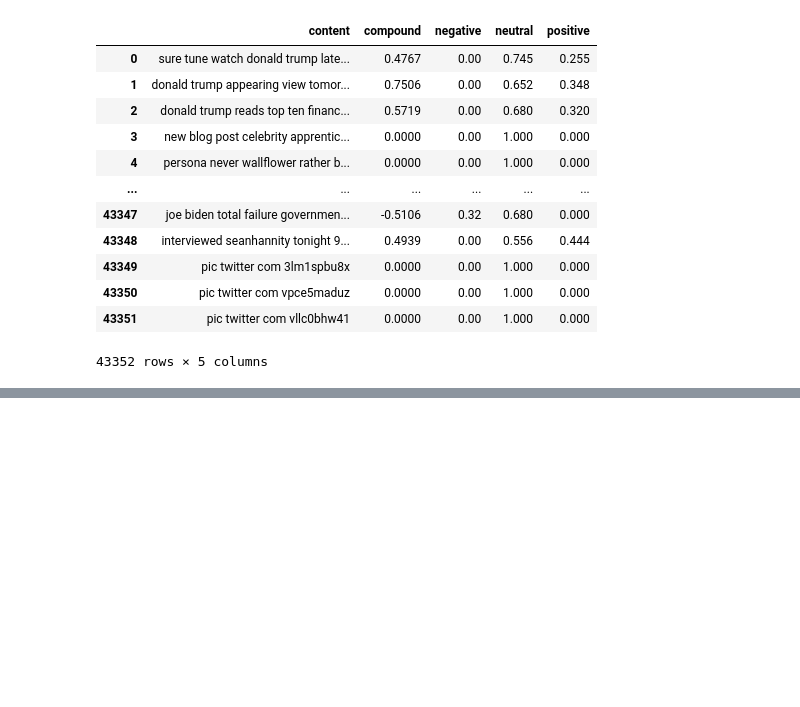
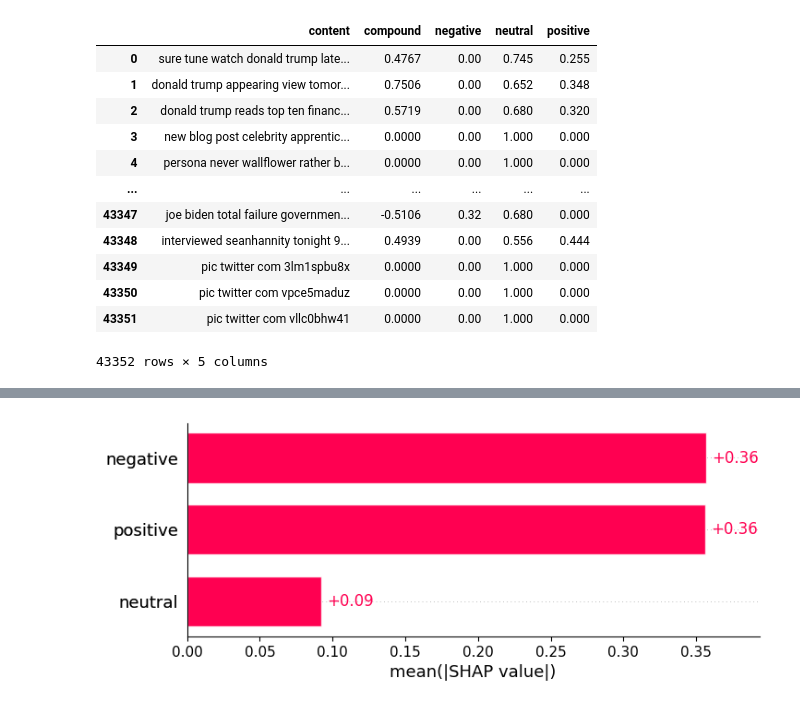
Before and after one commit to KarolKozlowski22/MIO_projekt2024, a Jupyter notebook: modelNLP.ipynb, the cells around one changed output, grey strips where cells are left out. Drawn from its saved outputs; the diff is of its cells as text; code cells hidden in the pictures; blank space fills up the shorter version.

```diff
--- a/modelNLP.ipynb
+++ b/modelNLP.ipynb
@@ -97 +73,13 @@ df
 43352 rows × 7 columns
+# %%
+X=df[['negative', 'neutral', 'positive']]
+y=df['sentiment_numeric']
+
+X_train, X_test, y_train, y_test = train_test_split(X, y, test_size=0.2, random_state=42)
+
+model=RandomForestClassifier()
+model.fit(X_train, y_train)
+
+y_pred=model.predict(X_test)
+
+print(classification_report(y_test, y_pred))
@@ -97,0 +96,7 @@ df
+# %%
+explainer=shap.Explainer(model.predict, X_test)
+shap_values=explainer(X_test)
+# %%
+shap.plots.bar(shap_values)
+# %% [output]
+[figure, added]
```
Also changed, not shown: parts of 7 cells of this notebook, 4 other files.
